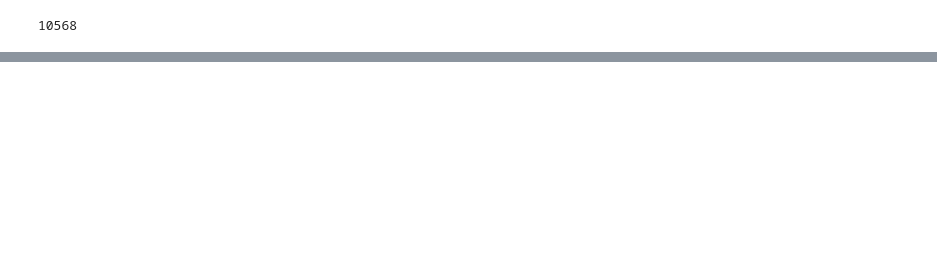
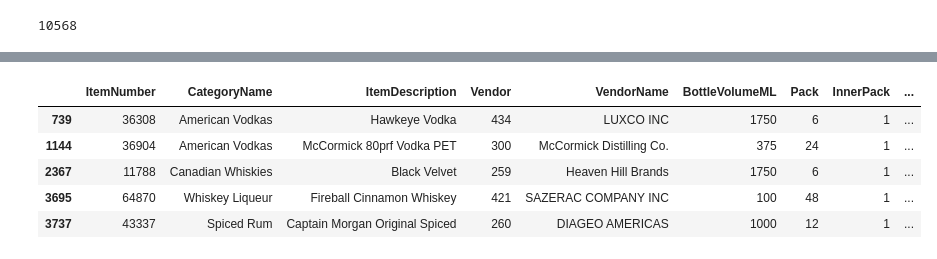
Before and after one commit to saudino480/liquor_capstone_ex, a Jupyter notebook: EDA_product.ipynb, the cells around one changed output, grey strips where cells are left out. Cells and saved outputs as stored; diff of their text form; code cells hidden in the pictures; blank space fills up the shorter version.

```diff
--- a/EDA_product.ipynb
+++ b/EDA_product.ipynb
@@ -21,0 +242,9 @@ invoice_ddf = dd.read_parquet("./data/invoice/part.*.parquet")
+# %%
+product_lookup(noteworthy_ids)
+# %% [output]
+|  | ItemNumber | CategoryName | ItemDescription | Vendor | VendorName | BottleVolumeML | Pack | InnerPack | ... |
+| 739 | 36308 | American Vodkas | Hawkeye Vodka | 434 | LUXCO INC | 1750 | 6 | 1 | ... |
+| 1144 | 36904 | American Vodkas | McCormick 80prf Vodka PET | 300 | McCormick Distilling Co. | 375 | 24 | 1 | ... |
+| 2367 | 11788 | Canadian Whiskies | Black Velvet | 259 | Heaven Hill Brands | 1750 | 6 | 1 | ... |
+| 3695 | 64870 | Whiskey Liqueur | Fireball Cinnamon Whiskey | 421 | SAZERAC COMPANY INC | 100 | 48 | 1 | ... |
+| 3737 | 43337 | Spiced Rum | Captain Morgan Original Spiced | 260 | DIAGEO AMERICAS | 1000 | 12 | 1 | ... |
```
Also changed, not shown: parts of 44 cells of this notebook.
